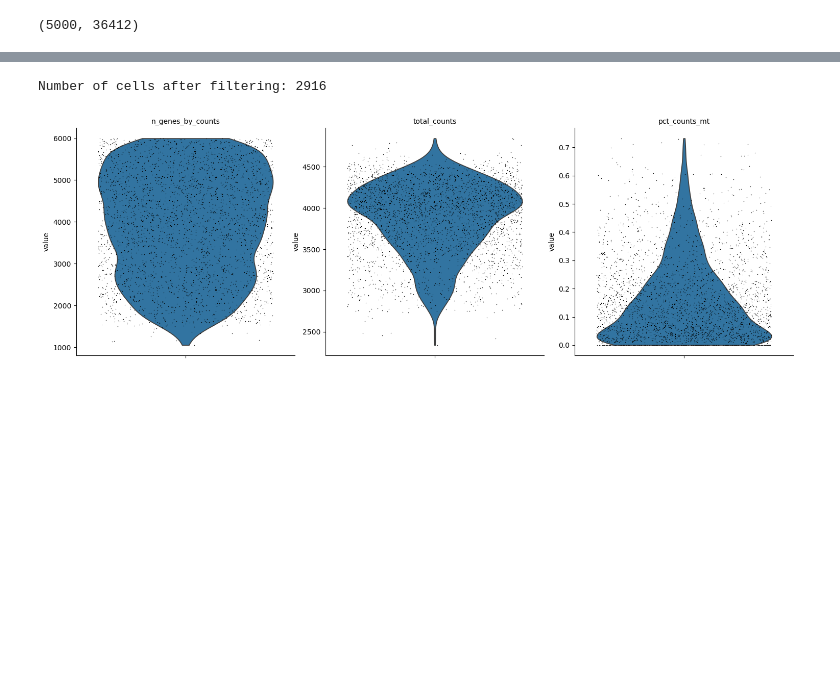
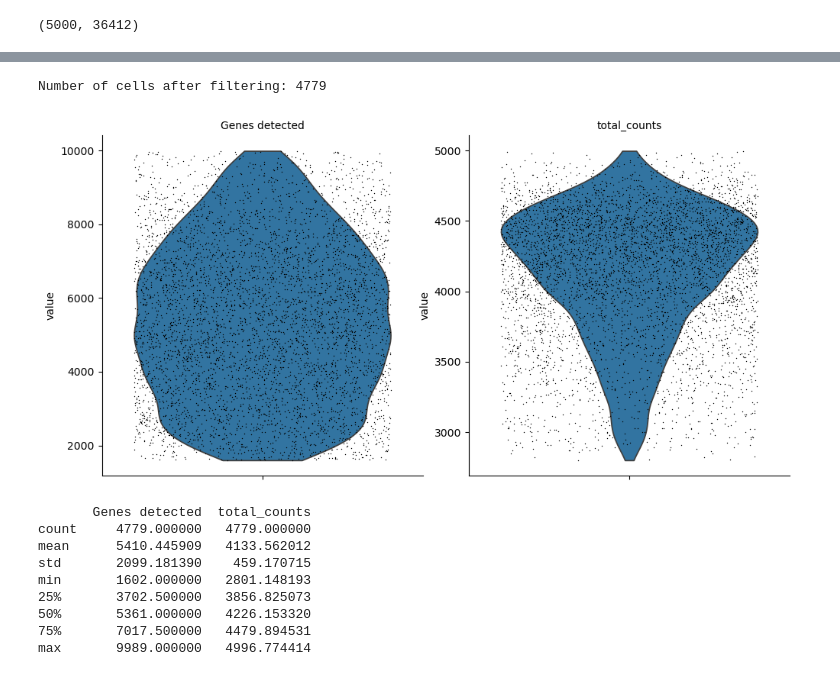
Before and after one commit to silvanaycristo/NeuroNet_AD, a Jupyter notebook: notebooks /01_loading&preprocessing_h5ad.ipynb, the cells around one changed output, grey strips where cells are left out. Cells and saved outputs as stored; diff of their text form; code cells hidden in the pictures; blank space fills up the shorter version.

```diff
--- a/notebooks /01_loading&preprocessing_h5ad.ipynb
+++ b/notebooks /01_loading&preprocessing_h5ad.ipynb
@@ -137,0 +208,6 @@ sc.pl.violin(
+# %%
+# Automatically filter out mitochondrial genes
+adata_sample = adata_sample[:, ~adata_sample.var["mt"]]
+
+# Confirm that the filtering was successful
+print(f"Number of genes after filtering: {adata_sample.shape[1]}")
@@ -137,0 +216,12 @@ sc.pl.violin(
+# %%
+# Make a real copy to avoid warnings when modifying .obs
+adata_sample = adata_sample.copy()
+
+# Recalculate the total expression without mitochondrial genes
+adata_sample.obs["total_counts"] = adata_sample.X.sum(axis=1)
+
+# Assign a new mitochondrial expression percentage (should be 0 in all cells)
+adata_sample.obs["pct_counts_mt"] = 0.0
+
+# Verify that it is indeed 0 in all cells
+print(adata_sample.obs["pct_counts_mt"].describe())
@@ -138,23 +281,38 @@ sc.pl.violin(
 # %%
-# Define quality thresholds
-min_genes = 200      # Filter out cells with fewer than 200 detected genes
-max_genes = 6000     # Filter out cells with more than 6000 detected genes
-max_mito = 10        # Filter out cells with more than 10% mitochondrial genes
+# Define quality thresholds based on percentiles
+min_genes = 1600   # Filter cells with fewer than 1600 detected genes
+max_genes = 10000  # Filter cells with more than 10000 detected genes
+min_counts = 2800  # Filter cells with fewer than 2800 total_counts
+max_counts = 5000  # Filter cells with more than 5000 total_counts
 
 # Apply filtering
 adata_sample = adata_sample[
-    (adata_sample.obs["n_genes_by_counts"] > min_genes) &
-    (adata_sample.obs["n_genes_by_counts"] < max_genes) &
-    (adata_sample.obs["pct_counts_mt"] < max_mito)
+    (adata_sample.obs["Genes detected"] > min_genes) &
+    (adata_sample.obs["Genes detected"] < max_genes) &
+    (adata_sample.obs["total_counts"] > min_counts) &
+    (adata_sample.obs["total_counts"] < max_counts)
 ]
 
-# Check the number of cells after filtering
+# Confirm the number of cells after filtering
 print(f"Number of cells after filtering: {adata_sample.shape[0]}")
 
-# Visualize quality metrics after filtering
+# Visualize the distribution after filtering
 sc.pl.violin(
-    adata_sample, ["n_genes_by_counts", "total_counts", "pct_counts_mt"], jitter=0.4, multi_panel=True
+    adata_sample, ["Genes detected", "total_counts"],
+    jitter=0.4, multi_panel=True
 )
+
+# Generate descriptive statistics after filtering
+print(adata_sample.obs[["Genes detected", "total_counts"]].describe())
 # %% [output]
-Number of cells after filtering: 2916
+Number of cells after filtering: 4779
-[figure, old version]
+[figure, new version]
+       Genes detected  total_counts
+count     4779.000000   4779.000000
+mean      5410.445909   4133.562012
+std       2099.181390    459.170715
+min       1602.000000   2801.148193
+25%       3702.500000   3856.825073
+50%       5361.000000   4226.153320
+75%       7017.500000   4479.894531
+max       9989.000000   4996.774414
```
Also changed, not shown: parts of 28 cells of this notebook.
